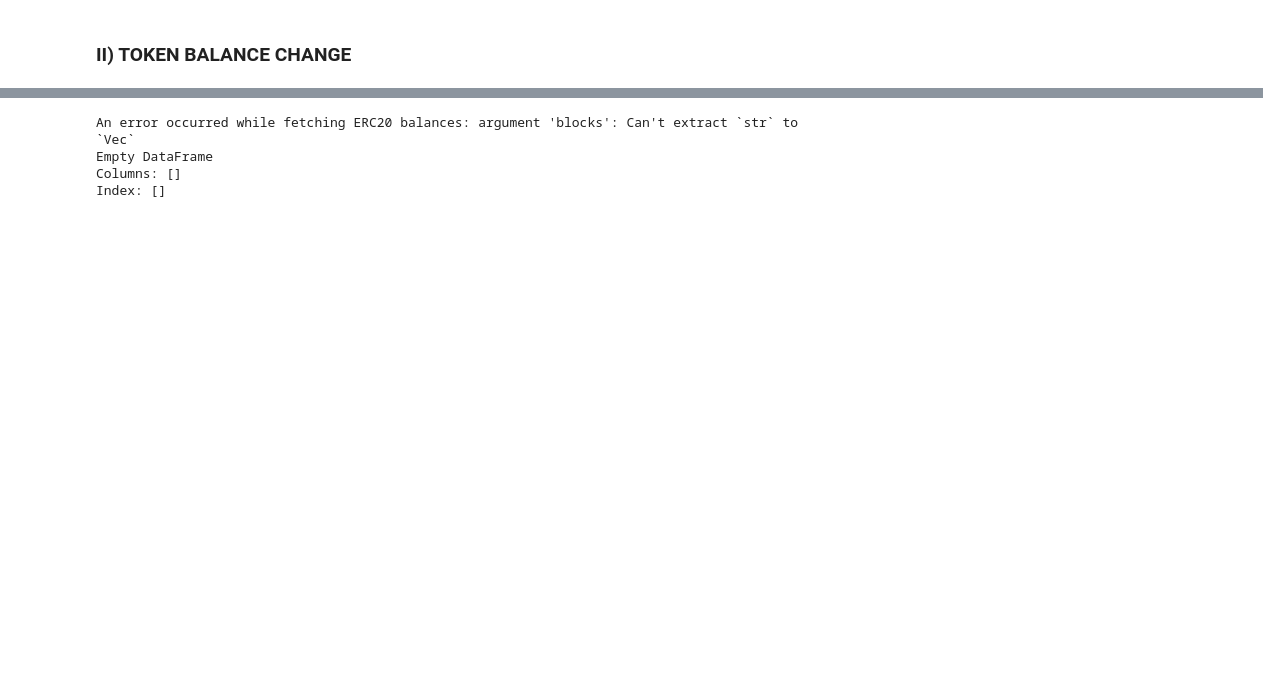
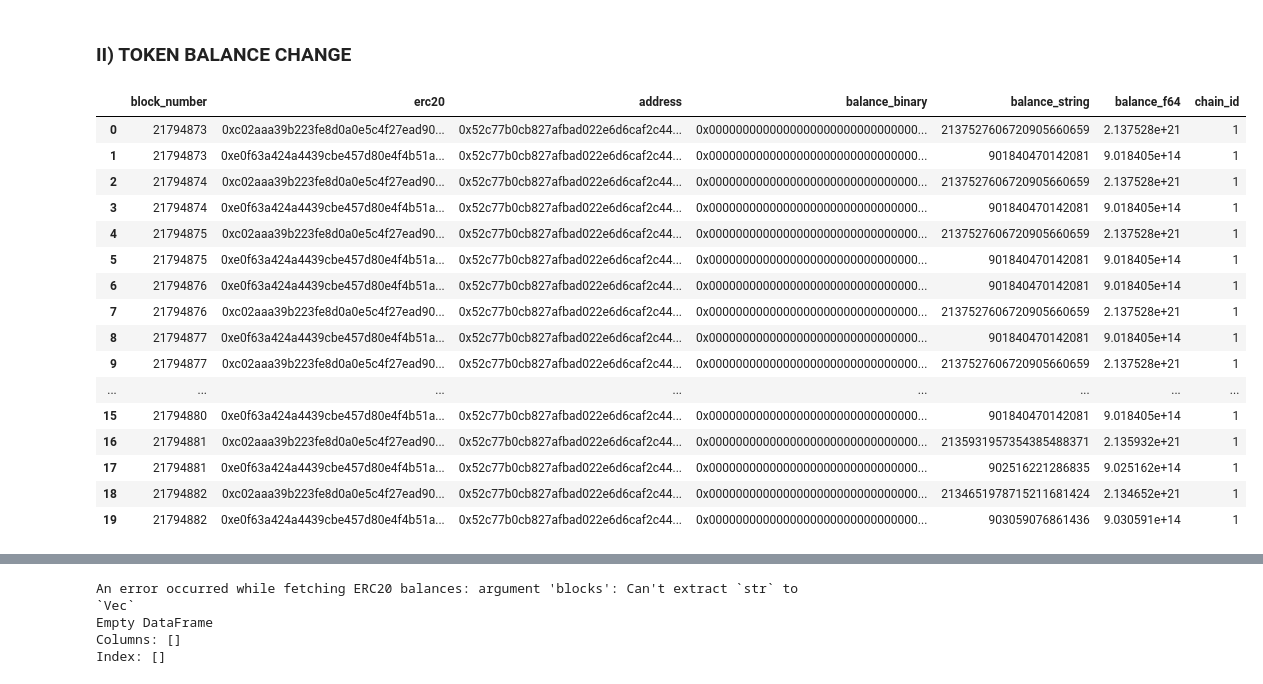
Before and after one commit to adrienmarjollet/defi_project_main, a Jupyter notebook: examples/test_cryowrapper.ipynb, the cells around one changed output, grey strips where cells are left out. Saved outputs shown, nothing was run; the diff lists cells and outputs as text; code cells hidden in the pictures; blank space fills up the shorter version.

```diff
--- a/examples/test_cryowrapper.ipynb
+++ b/examples/test_cryowrapper.ipynb
@@ -114,2 +119,45 @@ main()
 # %% [markdown]
 ### II) TOKEN BALANCE CHANGE
+# %%
+# Constants
+ETH_RPC_VAR = "ETH_RPC"
+LOOKBACK_BLOCKS = int(7200/720) # 7200 is approx a day in the past
+CONTRACT_ADDRESS_WETH = '0xC02aaA39b223FE8D0A0e5C4F27eAD9083C756Cc2' # WETH
+CONTRACT_ADDRESS_SP69000 = '0xE0f63A424a4439cBE457D80E4f4b51aD25b2c56C' # SP69000
+WALLET_ADDRESS = '0x52c77b0CB827aFbAD022E6d6CAF2C44452eDbc39' # SP69000 WETH-SP69000 pool Uniswap
+
+block_range = f"{21794873}:{21794873+10}"
+
+def fetch_erc20_balances(block_range):
+    """Fetch ERC-20 token balances within a given block range."""
+    return cryo.collect(
+        "erc20_balances",
+        blocks=[block_range],
+        contract=[CONTRACT_ADDRESS_SP69000,CONTRACT_ADDRESS_WETH],
+        address=[WALLET_ADDRESS],
+        rpc=eth_rpc,
+        output_format="pandas",
+        hex=True,
+        requests_per_second=250)
+
+data = fetch_erc20_balances(block_range)
+
+data
+# %% [output]
+|  | block_number | erc20 | address | balance_binary | balance_string | balance_f64 | chain_id |
+| 0 | 21794873 | 0xc02aaa39b223fe8d0a0e5c4f27ead90... | 0x52c77b0cb827afbad022e6d6caf2c44... | 0x0000000000000000000000000000000... | 2137527606720905660659 | 2.137528e+21 | 1 |
+| 1 | 21794873 | 0xe0f63a424a4439cbe457d80e4f4b51a... | 0x52c77b0cb827afbad022e6d6caf2c44... | 0x0000000000000000000000000000000... | 901840470142081 | 9.018405e+14 | 1 |
+| 2 | 21794874 | 0xc02aaa39b223fe8d0a0e5c4f27ead90... | 0x52c77b0cb827afbad022e6d6caf2c44... | 0x0000000000000000000000000000000... | 2137527606720905660659 | 2.137528e+21 | 1 |
+| 3 | 21794874 | 0xe0f63a424a4439cbe457d80e4f4b51a... | 0x52c77b0cb827afbad022e6d6caf2c44... | 0x0000000000000000000000000000000... | 901840470142081 | 9.018405e+14 | 1 |
+| 4 | 21794875 | 0xc02aaa39b223fe8d0a0e5c4f27ead90... | 0x52c77b0cb827afbad022e6d6caf2c44... | 0x0000000000000000000000000000000... | 2137527606720905660659 | 2.137528e+21 | 1 |
+| 5 | 21794875 | 0xe0f63a424a4439cbe457d80e4f4b51a... | 0x52c77b0cb827afbad022e6d6caf2c44... | 0x0000000000000000000000000000000... | 901840470142081 | 9.018405e+14 | 1 |
+| 6 | 21794876 | 0xe0f63a424a4439cbe457d80e4f4b51a... | 0x52c77b0cb827afbad022e6d6caf2c44... | 0x0000000000000000000000000000000... | 901840470142081 | 9.018405e+14 | 1 |
+| 7 | 21794876 | 0xc02aaa39b223fe8d0a0e5c4f27ead90... | 0x52c77b0cb827afbad022e6d6caf2c44... | 0x0000000000000000000000000000000... | 2137527606720905660659 | 2.137528e+21 | 1 |
+| 8 | 21794877 | 0xe0f63a424a4439cbe457d80e4f4b51a... | 0x52c77b0cb827afbad022e6d6caf2c44... | 0x0000000000000000000000000000000... | 901840470142081 | 9.018405e+14 | 1 |
+| 9 | 21794877 | 0xc02aaa39b223fe8d0a0e5c4f27ead90... | 0x52c77b0cb827afbad022e6d6caf2c44... | 0x0000000000000000000000000000000... | 2137527606720905660659 | 2.137528e+21 | 1 |
+| ... | ... | ... | ... | ... | ... | ... | ... |
+| 15 | 21794880 | 0xe0f63a424a4439cbe457d80e4f4b51a... | 0x52c77b0cb827afbad022e6d6caf2c44... | 0x0000000000000000000000000000000... | 901840470142081 | 9.018405e+14 | 1 |
+| 16 | 21794881 | 0xc02aaa39b223fe8d0a0e5c4f27ead90... | 0x52c77b0cb827afbad022e6d6caf2c44... | 0x0000000000000000000000000000000... | 2135931957354385488371 | 2.135932e+21 | 1 |
+| 17 | 21794881 | 0xe0f63a424a4439cbe457d80e4f4b51a... | 0x52c77b0cb827afbad022e6d6caf2c44... | 0x0000000000000000000000000000000... | 902516221286835 | 9.025162e+14 | 1 |
+| 18 | 21794882 | 0xc02aaa39b223fe8d0a0e5c4f27ead90... | 0x52c77b0cb827afbad022e6d6caf2c44... | 0x0000000000000000000000000000000... | 2134651978715211681424 | 2.134652e+21 | 1 |
+| 19 | 21794882 | 0xe0f63a424a4439cbe457d80e4f4b51a... | 0x52c77b0cb827afbad022e6d6caf2c44... | 0x0000000000000000000000000000000... | 903059076861436 | 9.030591e+14 | 1 |
```
Also changed, not shown: parts of 5 cells of this notebook, 5 other files.
